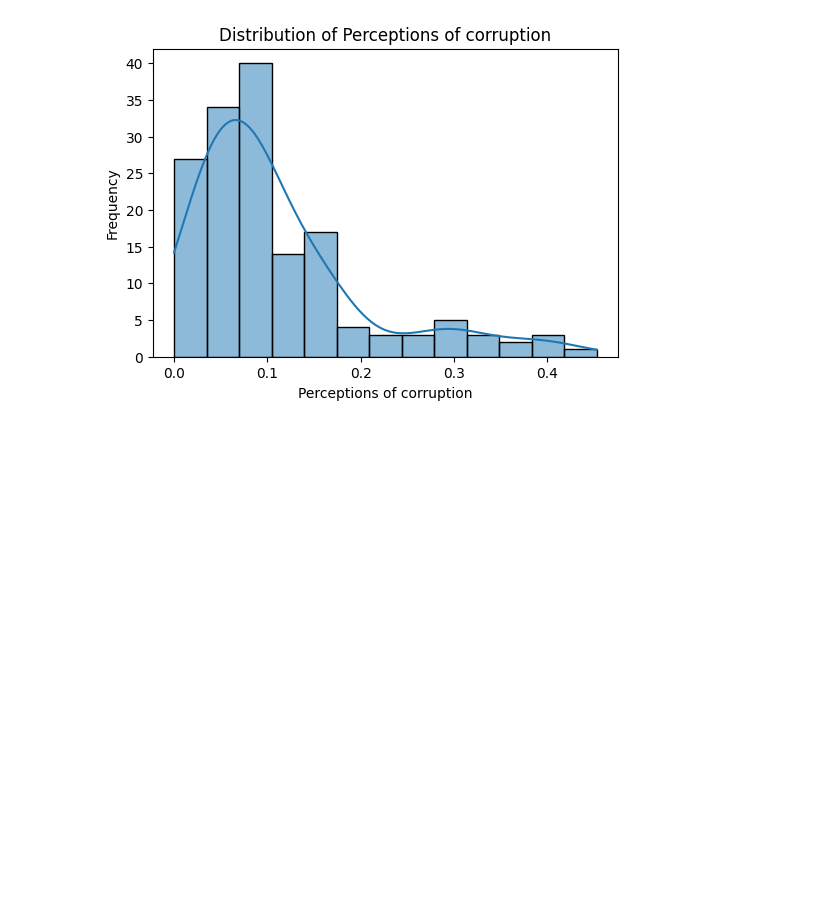
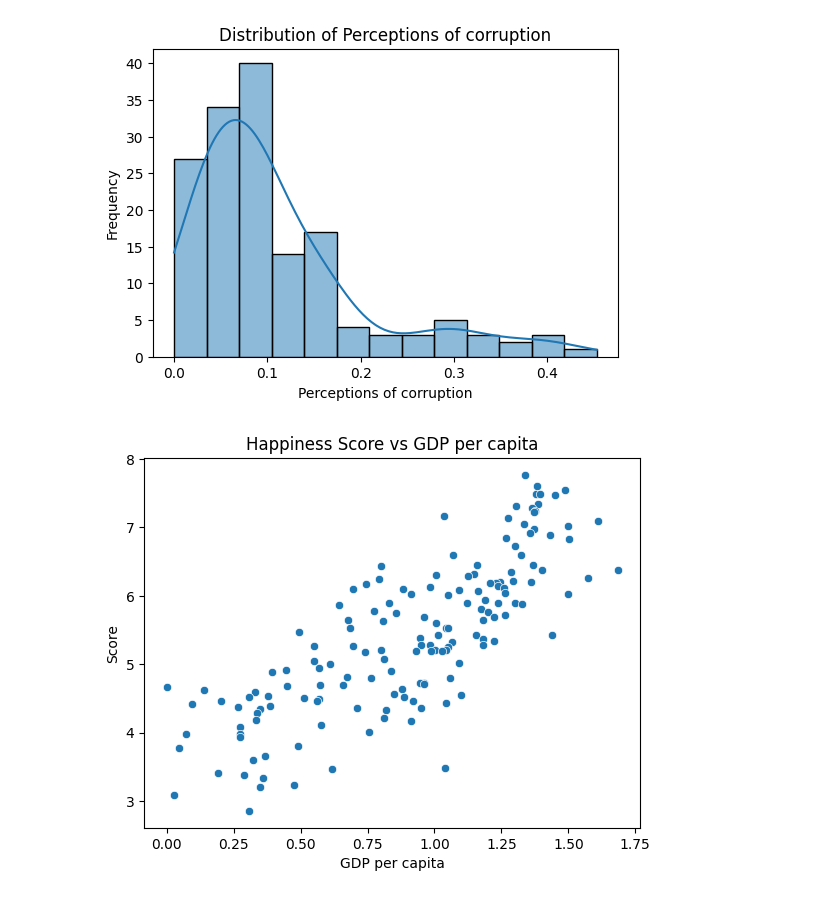
Before and after one commit to abshwabu/happiness-index-2019, a Jupyter notebook: app.ipynb, the cells around one changed output. Cells and saved outputs as stored; diff of their text form; code cells hidden in the pictures; blank space fills up the shorter version.

```diff
--- a/app.ipynb
+++ b/app.ipynb
@@ -85,3 +85,9 @@ for col in numerical_columns:
 [figure]
 [figure]
 [figure]
+# %%
+sns.scatterplot(x='GDP per capita', y='Score', data=df)
+plt.title('Happiness Score vs GDP per capita')
+plt.show()
+# %% [output]
+[figure, added]
```
Also changed, not shown: parts of 1 cell of this notebook.
